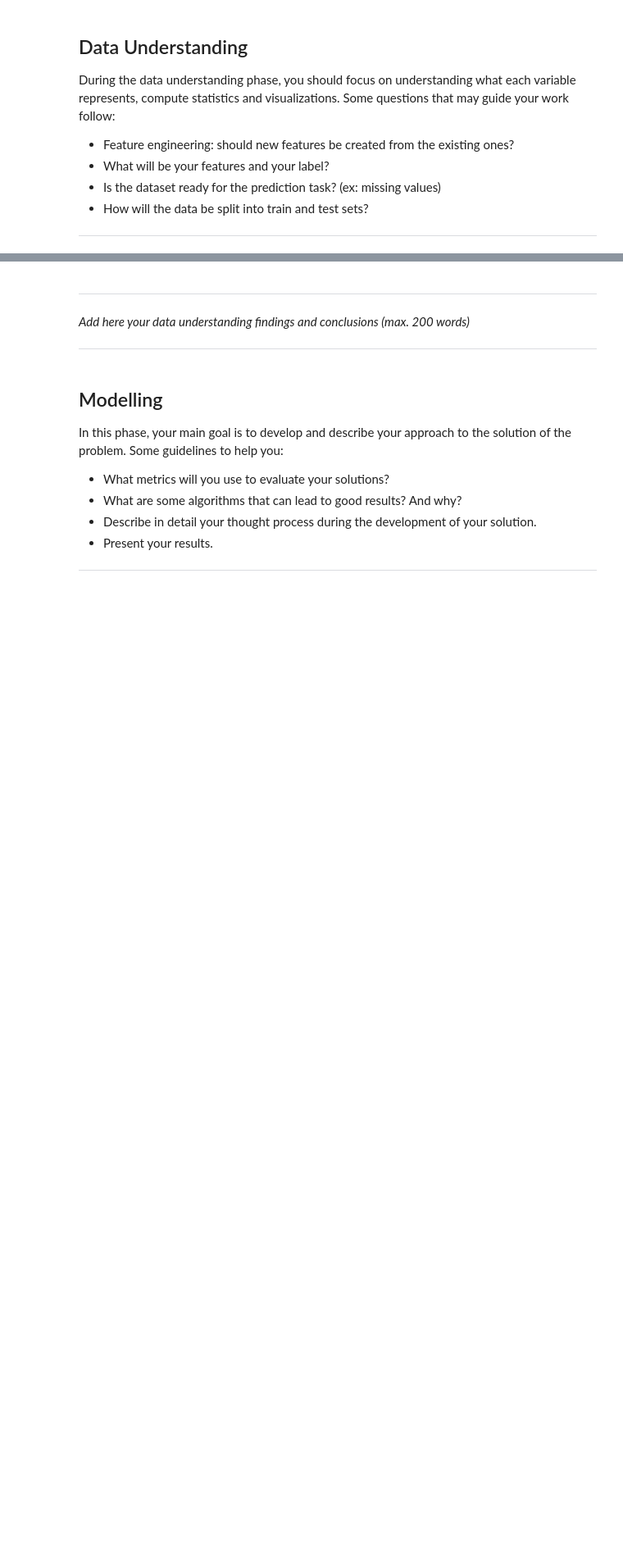
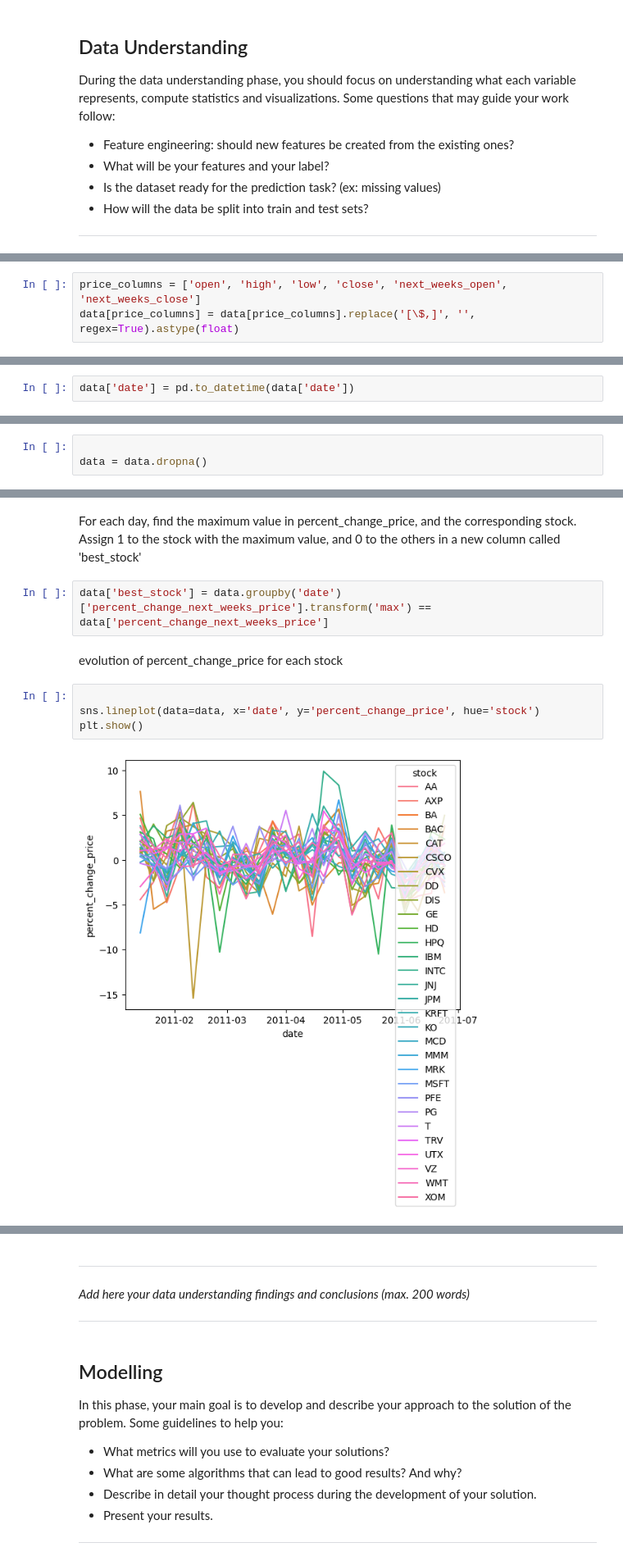
Before and after one commit to jsgalvao/DSU-Recruitment-Challenges, a Jupyter notebook: template.ipynb, the cells around one changed output, grey strips where cells are left out. Shown: that part at 82% size. Saved outputs shown, nothing was run; the diff lists cells and outputs as text; blank space fills up the shorter version.

```diff
--- a/template.ipynb
+++ b/template.ipynb
@@ -38,0 +97,3 @@ import pandas as pd
+# %%
+price_columns = ['open', 'high', 'low', 'close', 'next_weeks_open', 'next_weeks_close']
+data[price_columns] = data[price_columns].replace('[\$,]', '', regex=True).astype(float)
@@ -38,0 +114,2 @@ import pandas as pd
+# %%
+data['date'] = pd.to_datetime(data['date'])
@@ -38,0 +140,3 @@ import pandas as pd
+# %%
+
+data = data.dropna()
@@ -38,0 +159,12 @@ import pandas as pd
+# %% [markdown]
+For each day, find the maximum value in percent_change_price, and the corresponding stock. Assign 1 to the stock with the maximum value, and 0 to the others in a new column called 'best_stock'
+# %%
+data['best_stock'] = data.groupby('date')['percent_change_next_weeks_price'].transform('max') == data['percent_change_next_weeks_price']
+# %% [markdown]
+evolution of percent_change_price for each stock
+# %%
+
+sns.lineplot(data=data, x='date', y='percent_change_price', hue='stock')
+plt.show()
+# %% [output]
+[figure, added]
```
Also changed, not shown: parts of 30 cells of this notebook.
